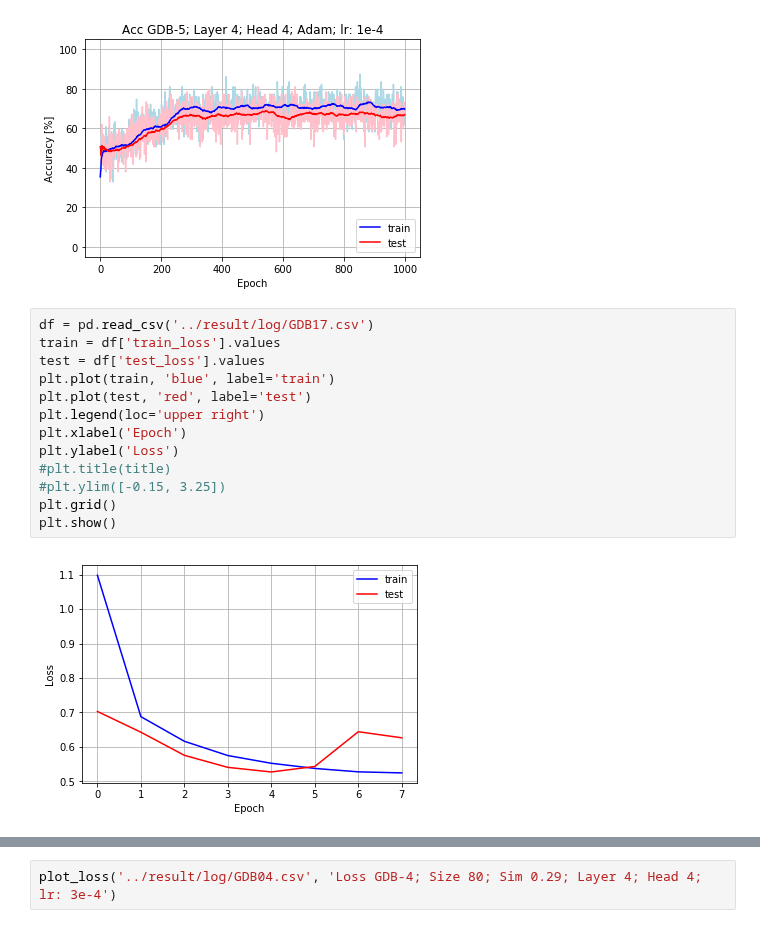
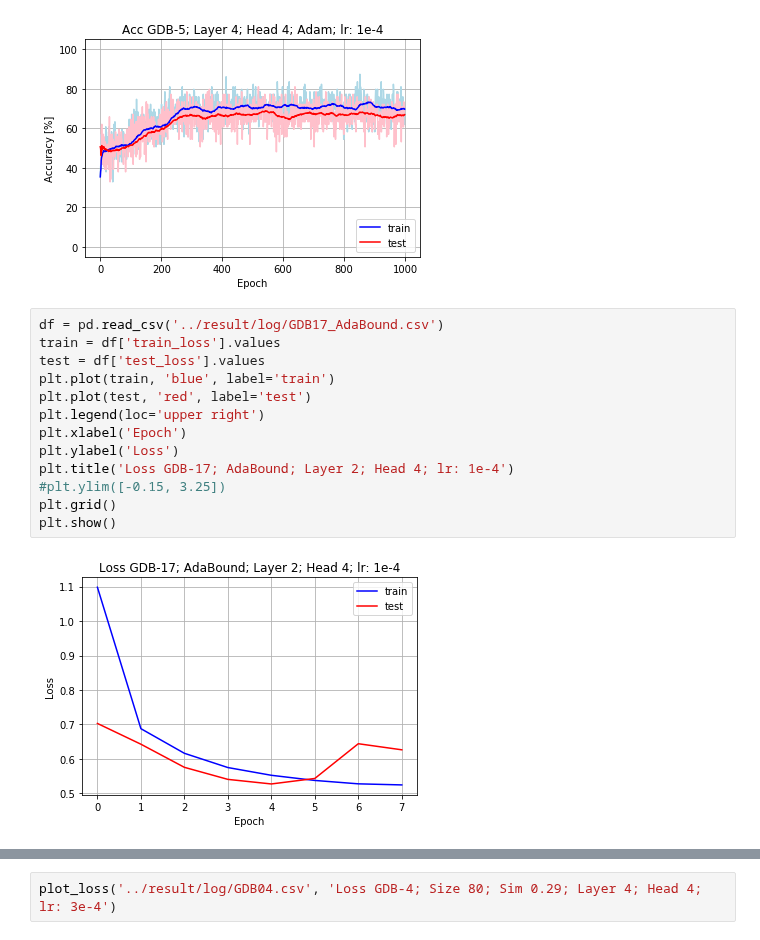
Before and after one commit to DSPsleeporg/smiles-transformer, a Jupyter notebook: smiles_transformer/Untitled.ipynb, the cells around one changed output, grey strips where cells are left out. Saved outputs shown, nothing was run; the diff lists cells and outputs as text.

```diff
--- a/smiles_transformer/Untitled.ipynb
+++ b/smiles_transformer/Untitled.ipynb
@@ -112,18 +112,18 @@ plot_acc('../result/log/GDB05.csv', 'Acc GDB-5; Layer 4; Head 4; Adam; lr: 1e-4'
 # %% [output]
 [figure]
 # %%
-df = pd.read_csv('../result/log/GDB17.csv')
+df = pd.read_csv('../result/log/GDB17_AdaBound.csv')
 train = df['train_loss'].values
 test = df['test_loss'].values
 plt.plot(train, 'blue', label='train')
 plt.plot(test, 'red', label='test')
 plt.legend(loc='upper right')
 plt.xlabel('Epoch')
 plt.ylabel('Loss')
-#plt.title(title)
+plt.title('Loss GDB-17; AdaBound; Layer 2; Head 4; lr: 1e-4')
 #plt.ylim([-0.15, 3.25])
 plt.grid()
 plt.show()
 # %% [output]
-[figure, old version]
+[figure, new version]
 # %%
```
Also changed, not shown: parts of 1 cell of this notebook, 1 other file.
